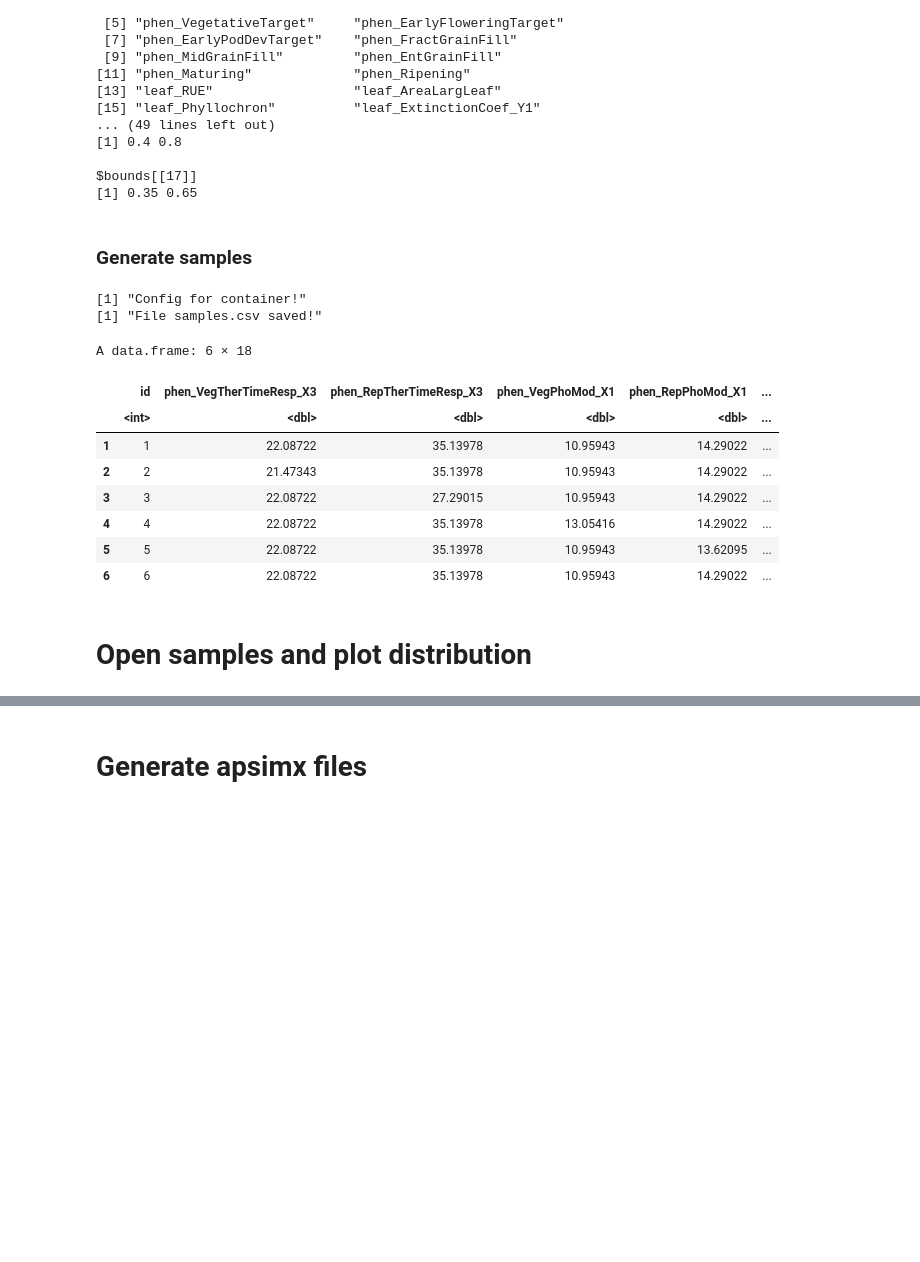
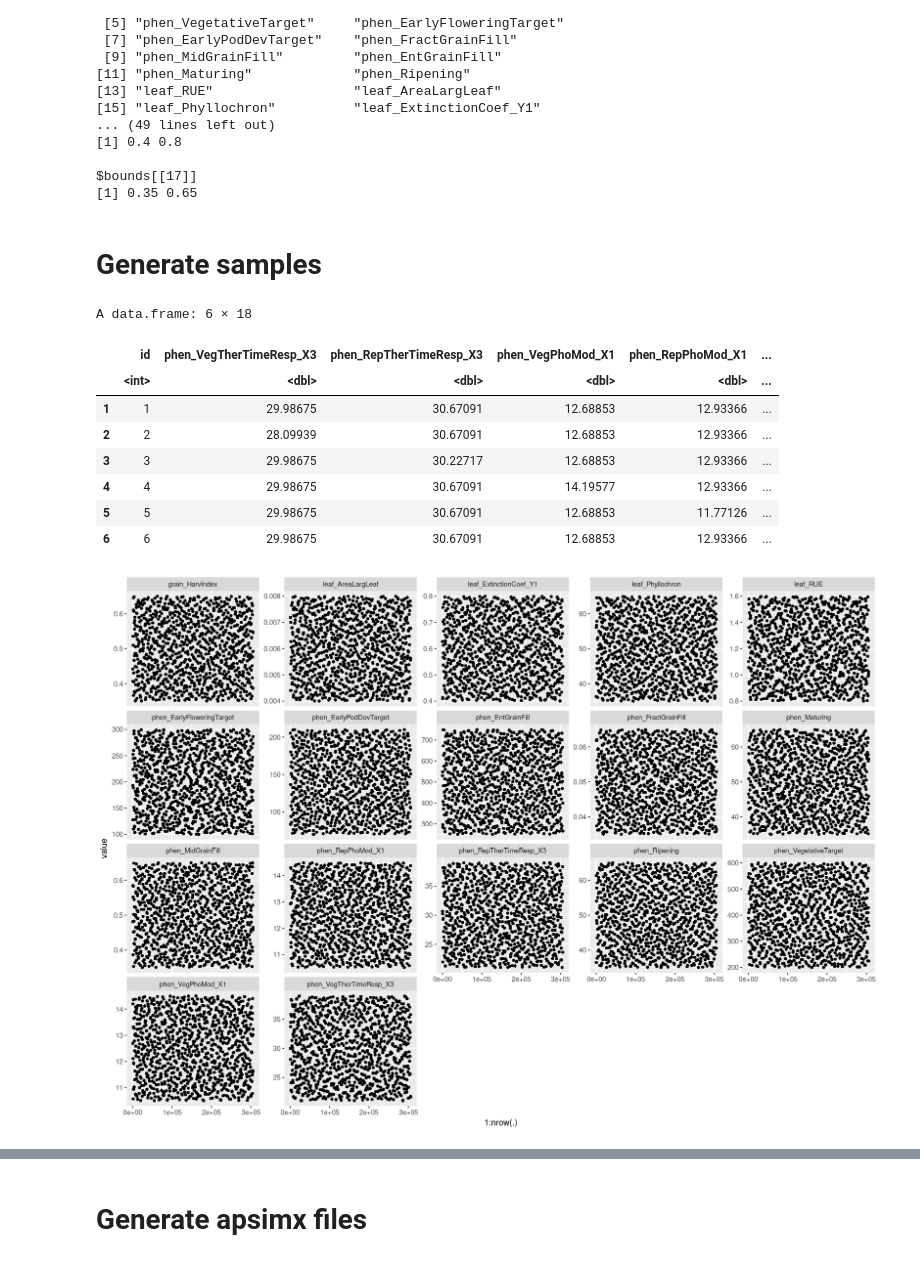
Before and after one commit to luanabeckerdaluz/rapsimx, a Jupyter notebook: sensitivity-uncertainty/1.generate_samples_and_run.ipynb, the cells around one changed output, grey strips where cells are left out. Saved outputs shown, nothing was run; the diff lists cells and outputs as text; code cells hidden in the pictures; blank space fills up the shorter version.

Commit message:
:sparkles: Create sensi folder with problem, samples and sims

```diff
--- a/sensitivity-uncertainty/1.generate_samples_and_run.ipynb
+++ b/sensitivity-uncertainty/1.generate_samples_and_run.ipynb
@@ -39,30 +37,25 @@ $names
 $bounds[[17]]
 [1] 0.35 0.65
 # %% [markdown]
-### Generate samples
+# Generate samples
 # %%
-source(file.path("..", "R", "init.R"))
-init(where = "container")
-
 # method = "LHS"
 # method = "FAST"
 method = "SOBOL"
-
 N_SAMPLES = 500L
-
 samples_df <- generate_samples_csv(problem, method, N_SAMPLES)
 head(samples_df)
+
+options(repr.plot.width = 14, repr.plot.height = 10)
+plot_samples_distribution(samples_df)
 # %% [output]
-[1] "Config for container!"
-[1] "File samples.csv saved!"
+A data.frame: 6 × 18
-A data.frame: 6 × 18
 |  | id | phen_VegTherTimeResp_X3 | phen_RepTherTimeResp_X3 | phen_VegPhoMod_X1 | phen_RepPhoMod_X1 | ... |
 |  | <int> | <dbl> | <dbl> | <dbl> | <dbl> | ... |
-| 1 | 1 | 22.08722 | 35.13978 | 10.95943 | 14.29022 | ... |
-| 2 | 2 | 21.47343 | 35.13978 | 10.95943 | 14.29022 | ... |
-| 3 | 3 | 22.08722 | 27.29015 | 10.95943 | 14.29022 | ... |
-| 4 | 4 | 22.08722 | 35.13978 | 13.05416 | 14.29022 | ... |
-| 5 | 5 | 22.08722 | 35.13978 | 10.95943 | 13.62095 | ... |
-| 6 | 6 | 22.08722 | 35.13978 | 10.95943 | 14.29022 | ... |
+| 1 | 1 | 29.98675 | 30.67091 | 12.68853 | 12.93366 | ... |
+| 2 | 2 | 28.09939 | 30.67091 | 12.68853 | 12.93366 | ... |
+| 3 | 3 | 29.98675 | 30.22717 | 12.68853 | 12.93366 | ... |
+| 4 | 4 | 29.98675 | 30.67091 | 14.19577 | 12.93366 | ... |
+| 5 | 5 | 29.98675 | 30.67091 | 12.68853 | 11.77126 | ... |
+| 6 | 6 | 29.98675 | 30.67091 | 12.68853 | 12.93366 | ... |
+[figure, added]
-# %% [markdown]
-# Open samples and plot distribution
```
Also changed, not shown: parts of 12 cells of this notebook, 2 other files.
